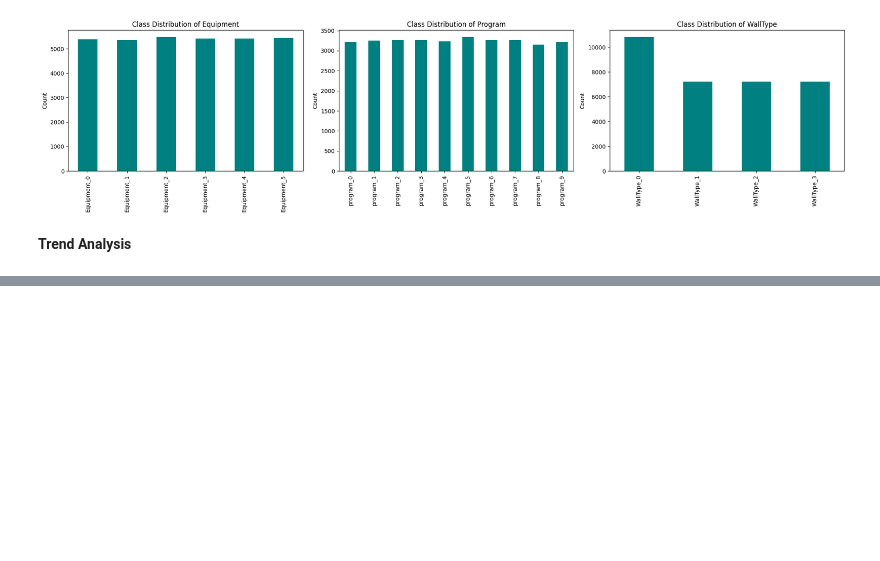
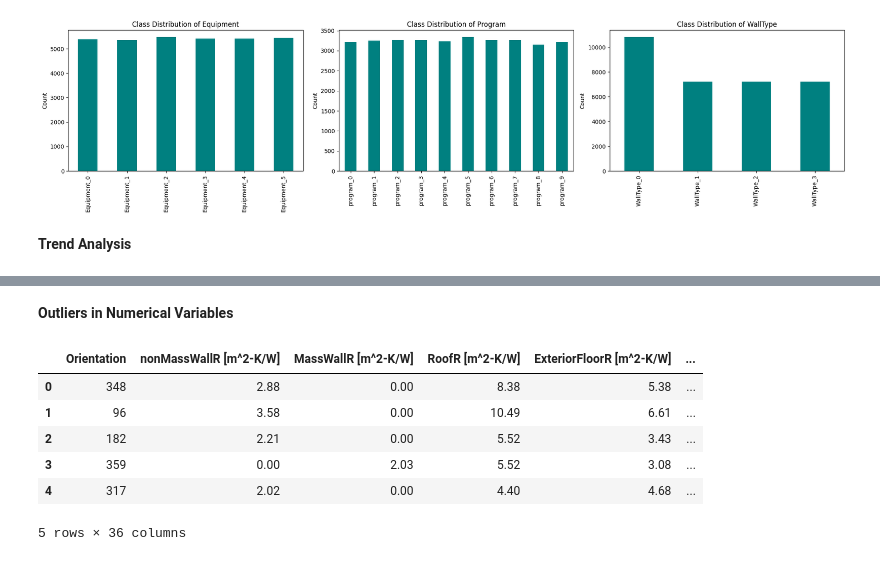
Before and after one commit to snwnkang/CS109A_Final, a Jupyter notebook: Final_Project_CS109_11112023_Sang.ipynb, the cells around one changed output, grey strips where cells are left out. Saved outputs shown, nothing was run; the diff lists cells and outputs as text; code cells hidden in the pictures; blank space fills up the shorter version.

```diff
--- a/Final_Project_CS109_11112023_Sang.ipynb
+++ b/Final_Project_CS109_11112023_Sang.ipynb
@@ -173,0 +175,12 @@ plt.show()
+# %% [markdown]
+**Outliers in Numerical Variables**
+# %%
+full_data.head(5)
+# %% [output]
+|  | Orientation | nonMassWallR [m^2-K/W] | MassWallR [m^2-K/W] | RoofR [m^2-K/W] | ExteriorFloorR [m^2-K/W] | ... |
+| 0 | 348 | 2.88 | 0.00 | 8.38 | 5.38 | ... |
+| 1 | 96 | 3.58 | 0.00 | 10.49 | 6.61 | ... |
+| 2 | 182 | 2.21 | 0.00 | 5.52 | 3.43 | ... |
+| 3 | 359 | 0.00 | 2.03 | 5.52 | 3.08 | ... |
+| 4 | 317 | 2.02 | 0.00 | 4.40 | 4.68 | ... |
+5 rows × 36 columns
```
Also changed, not shown: parts of 6 cells of this notebook.
